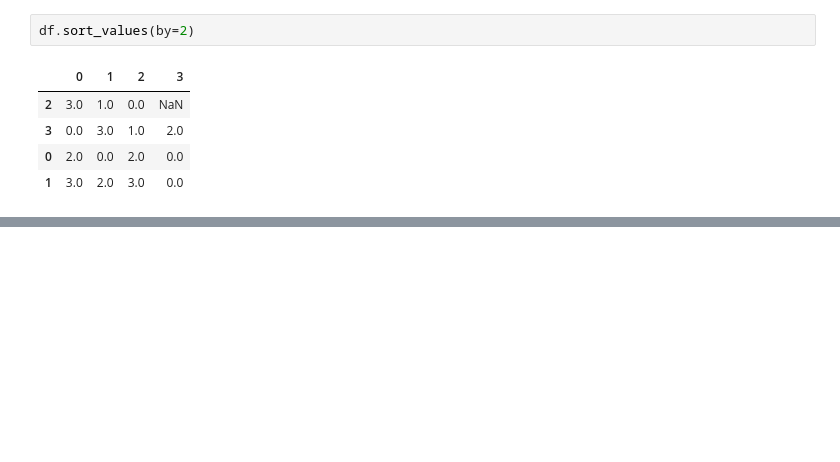
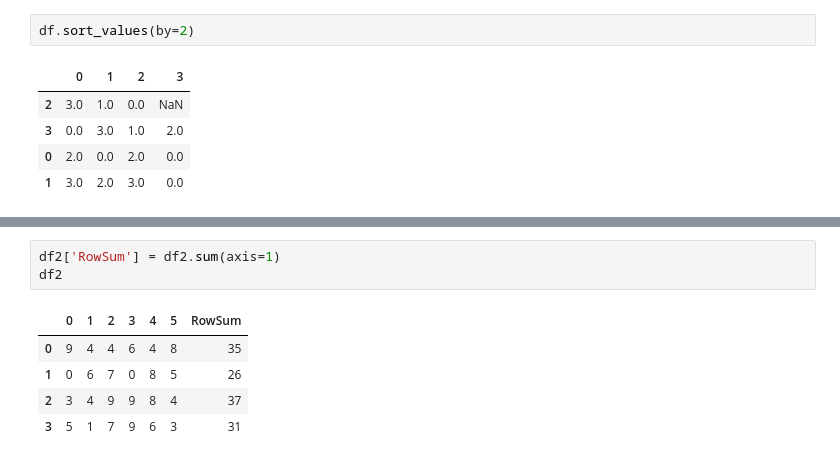
Before and after one commit to developernagk/STIS, a Jupyter notebook: pythonworkspace/pandas_data_analysis/pandas_data_control.ipynb, the cells around one changed output, grey strips where cells are left out. Cells and saved outputs as stored; diff of their text form; blank space fills up the shorter version.

```diff
--- a/pythonworkspace/pandas_data_analysis/pandas_data_control.ipynb
+++ b/pythonworkspace/pandas_data_analysis/pandas_data_control.ipynb
@@ -183,0 +247,9 @@ df.sort_values(by=[2, 0])
+# %%
+df2['RowSum'] = df2.sum(axis=1)
+df2
+# %% [output]
+|  | 0 | 1 | 2 | 3 | 4 | 5 | RowSum |
+| 0 | 9 | 4 | 4 | 6 | 4 | 8 | 35 |
+| 1 | 0 | 6 | 7 | 0 | 8 | 5 | 26 |
+| 2 | 3 | 4 | 9 | 9 | 8 | 4 | 37 |
+| 3 | 5 | 1 | 7 | 9 | 6 | 3 | 31 |
```
Also changed, not shown: parts of 25 cells of this notebook.
